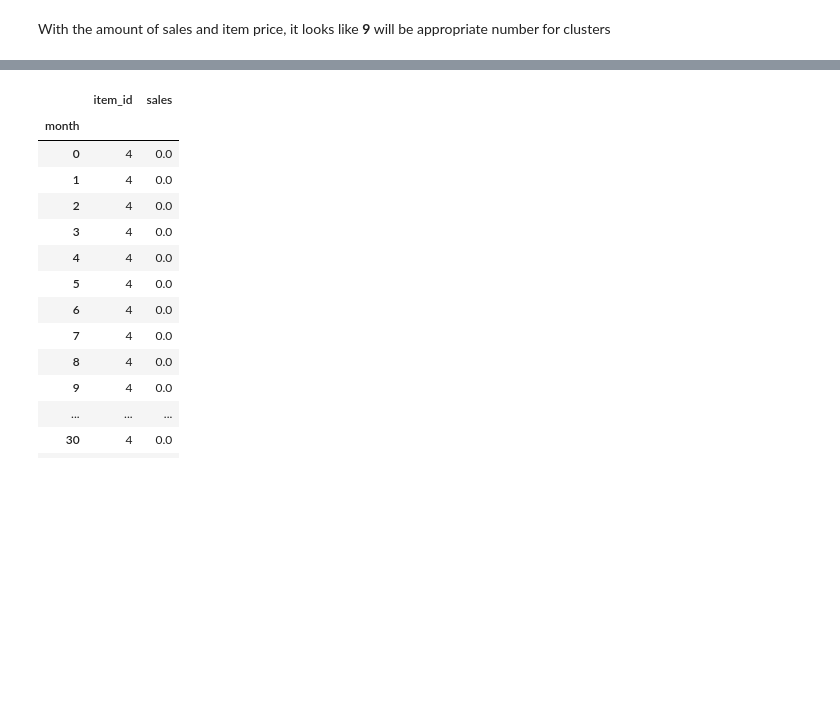
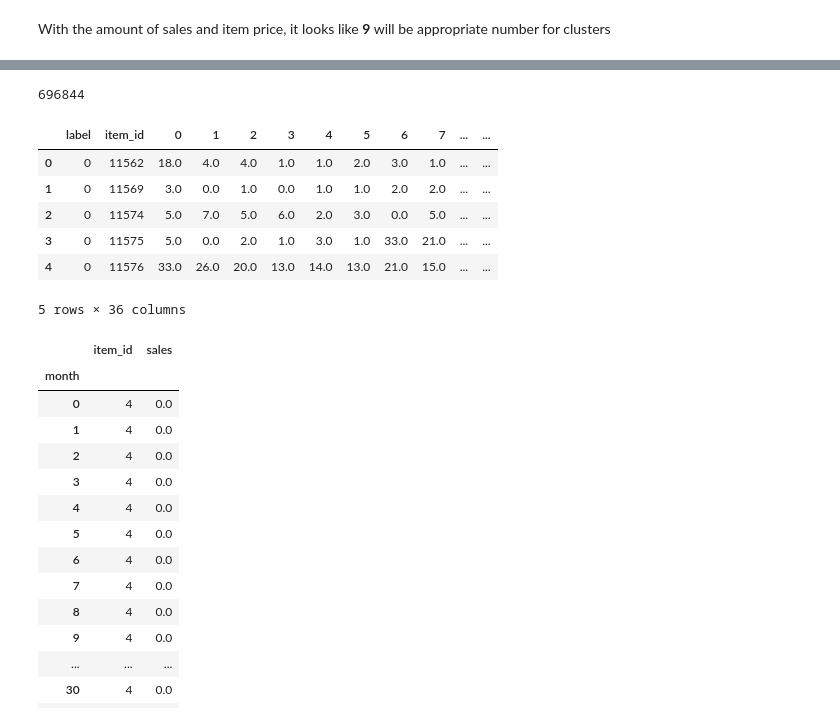
Before and after one commit to HellyJain/PredictFutureSales, a Jupyter notebook: Predict_Future_Sales.ipynb, the cells around one changed output, grey strips where cells are left out. Drawn from its saved outputs; the diff is of its cells as text; code cells hidden in the pictures; blank space fills up the shorter version.

```diff
--- a/Predict_Future_Sales.ipynb
+++ b/Predict_Future_Sales.ipynb
@@ -566,4 +554,6 @@ Name: label, Length: 12169, dtype: int64
 # %%
+salebyitem = pd.DataFrame(imputed_sales_month.groupby(['label','date_block_num','item_id'])['item_cnt_month'].sum().reset_index())
+
 def cast(df, key, value, join_how='outer'):
     """Casts the input data frame into a tibble,
     given the key column and value column.
@@ -582,15 +572,17 @@ def cast(df, key, value, join_how='outer'):
         df_v = df_v.rename(columns = {value:c})
         tibble = tibble.merge(df_v, on=list(fixed_vars), how=join_how)
     return tibble
-
-def melt(df, col_vals, key, value):
-    assert type(df) is pd.DataFrame
-    keep_vars = df.columns.difference(col_vals)
-    melted_sections = []
-    for c in col_vals:
-        melted_c = df[keep_vars].copy()
-        melted_c[key] = c
-        melted_c[value] = df[c]
-        melted_sections.append(melted_c)
-    melted = pd.concat(melted_sections)
-    return melted
+# %% [output]
+696844
+# %%
+salebyitem_transposed = cast(salebyitem, 'date_block_num', 'item_cnt_month').fillna(0.0)
+salebyitem_transposed[34] = 0.0
+salebyitem_transposed.head()
+# %% [output]
+|  | label | item_id | 0 | 1 | 2 | 3 | 4 | 5 | 6 | 7 | ... | ... |
+| 0 | 0 | 11562 | 18.0 | 4.0 | 4.0 | 1.0 | 1.0 | 2.0 | 3.0 | 1.0 | ... | ... |
+| 1 | 0 | 11569 | 3.0 | 0.0 | 1.0 | 0.0 | 1.0 | 1.0 | 2.0 | 2.0 | ... | ... |
+| 2 | 0 | 11574 | 5.0 | 7.0 | 5.0 | 6.0 | 2.0 | 3.0 | 0.0 | 5.0 | ... | ... |
+| 3 | 0 | 11575 | 5.0 | 0.0 | 2.0 | 1.0 | 3.0 | 1.0 | 33.0 | 21.0 | ... | ... |
+| 4 | 0 | 11576 | 33.0 | 26.0 | 20.0 | 13.0 | 14.0 | 13.0 | 21.0 | 15.0 | ... | ... |
+5 rows × 36 columns
```
Also changed, not shown: parts of 16 cells of this notebook.
